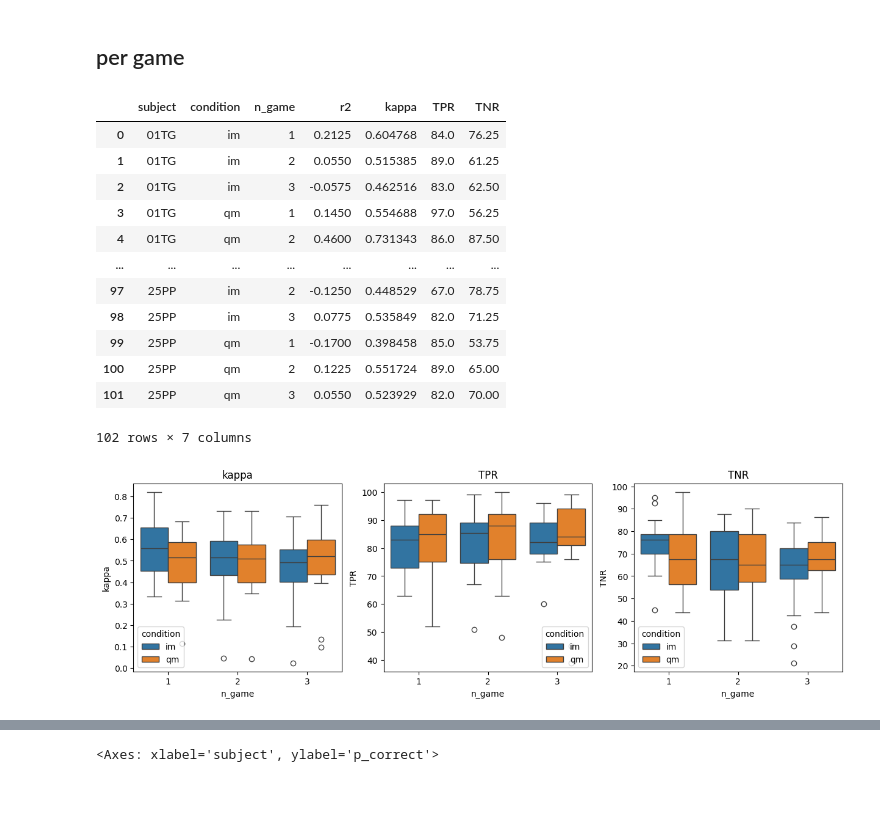
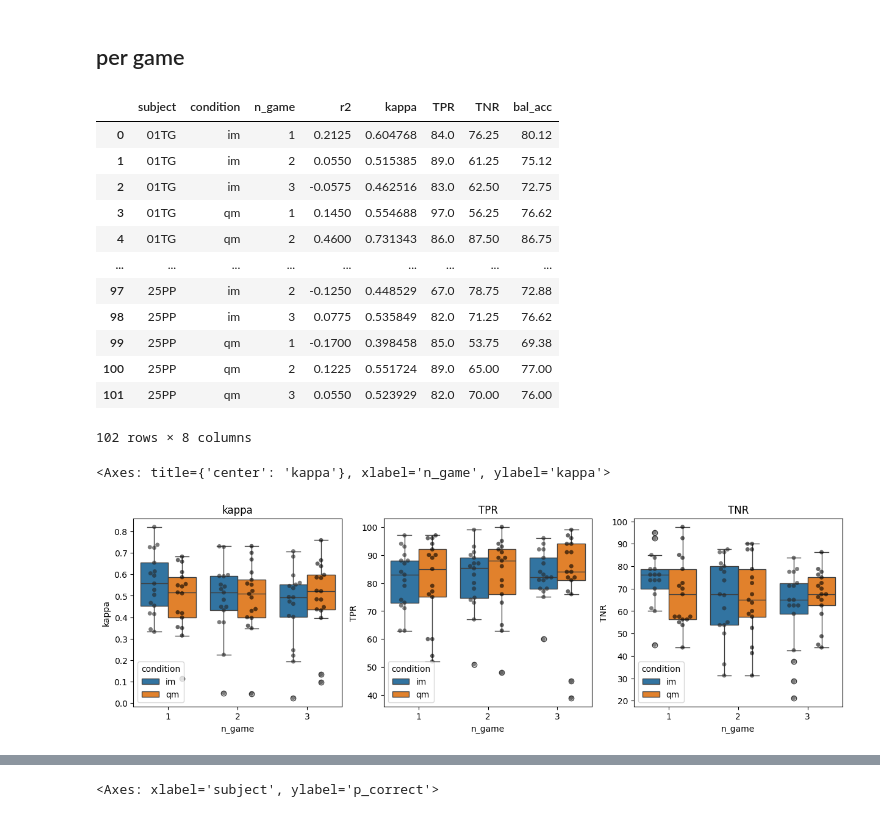
Before and after one commit to JuliaRory/AstroSync-analysis, a Jupyter notebook: notebooks/09_graz2026_analysis.ipynb, the cells around one changed output, grey strips where cells are left out. Saved outputs shown, nothing was run; the diff lists cells and outputs as text; code cells hidden in the pictures.

```diff
--- a/notebooks/09_graz2026_analysis.ipynb
+++ b/notebooks/09_graz2026_analysis.ipynb
@@ -93,25 +93,26 @@ for subject in df_central.subject.unique():
                 'r2': r2_score(df_curr.label.values, df_curr.decision.values),
                 'kappa': cohen_kappa_score(df_curr.label.values, df_curr.decision.values),
                 'TPR': round(TPR * 100, 2),
-                'TNR': round(TNR * 100, 2)
+                'TNR': round(TNR * 100, 2),
+                "bal_acc": round((TNR + TPR)/2 *100, 2)
             })
 df_r2 = pd.DataFrame(df_r2)
 # %%
 df_r2
 # %% [output]
-|  | subject | condition | n_game | r2 | kappa | TPR | TNR |
-| 0 | 01TG | im | 1 | 0.2125 | 0.604768 | 84.0 | 76.25 |
-| 1 | 01TG | im | 2 | 0.0550 | 0.515385 | 89.0 | 61.25 |
-| 2 | 01TG | im | 3 | -0.0575 | 0.462516 | 83.0 | 62.50 |
-| 3 | 01TG | qm | 1 | 0.1450 | 0.554688 | 97.0 | 56.25 |
-| 4 | 01TG | qm | 2 | 0.4600 | 0.731343 | 86.0 | 87.50 |
-| ... | ... | ... | ... | ... | ... | ... | ... |
-| 97 | 25PP | im | 2 | -0.1250 | 0.448529 | 67.0 | 78.75 |
-| 98 | 25PP | im | 3 | 0.0775 | 0.535849 | 82.0 | 71.25 |
-| 99 | 25PP | qm | 1 | -0.1700 | 0.398458 | 85.0 | 53.75 |
-| 100 | 25PP | qm | 2 | 0.1225 | 0.551724 | 89.0 | 65.00 |
-| 101 | 25PP | qm | 3 | 0.0550 | 0.523929 | 82.0 | 70.00 |
+|  | subject | condition | n_game | r2 | kappa | TPR | TNR | bal_acc |
+| 0 | 01TG | im | 1 | 0.2125 | 0.604768 | 84.0 | 76.25 | 80.12 |
+| 1 | 01TG | im | 2 | 0.0550 | 0.515385 | 89.0 | 61.25 | 75.12 |
+| 2 | 01TG | im | 3 | -0.0575 | 0.462516 | 83.0 | 62.50 | 72.75 |
+| 3 | 01TG | qm | 1 | 0.1450 | 0.554688 | 97.0 | 56.25 | 76.62 |
+| 4 | 01TG | qm | 2 | 0.4600 | 0.731343 | 86.0 | 87.50 | 86.75 |
+| ... | ... | ... | ... | ... | ... | ... | ... | ... |
+| 97 | 25PP | im | 2 | -0.1250 | 0.448529 | 67.0 | 78.75 | 72.88 |
+| 98 | 25PP | im | 3 | 0.0775 | 0.535849 | 82.0 | 71.25 | 76.62 |
+| 99 | 25PP | qm | 1 | -0.1700 | 0.398458 | 85.0 | 53.75 | 69.38 |
+| 100 | 25PP | qm | 2 | 0.1225 | 0.551724 | 89.0 | 65.00 | 77.00 |
+| 101 | 25PP | qm | 3 | 0.0550 | 0.523929 | 82.0 | 70.00 | 76.00 |
-102 rows × 7 columns
+102 rows × 8 columns
 # %%
 def save2prizma(df, metric):
     filename = f"{metric}.xlsx"
@@ -128,7 +129,10 @@ for metric in ["kappa", "TPR", "TNR"]:
 # %%
 fix, ax = plt.subplots(1, 3, figsize=(15, 4))
 for i, metric in enumerate(["kappa", "TPR", "TNR"]):
     sns.boxplot(df_r2, x='n_game', y=metric, hue='condition', ax=ax[i])
+    sns.swarmplot(df_r2, x='n_game', y=metric, hue='condition', ax=ax[i], dodge=True, color="black", alpha=.6, legend=False)
     ax[i].set_title(metric)
+ax[0]
 # %% [output]
+<Axes: title={'center': 'kappa'}, xlabel='n_game', ylabel='kappa'>
-[figure, old version]
+[figure, new version]
```
Also changed, not shown: parts of 4 cells of this notebook, 3 other files.
